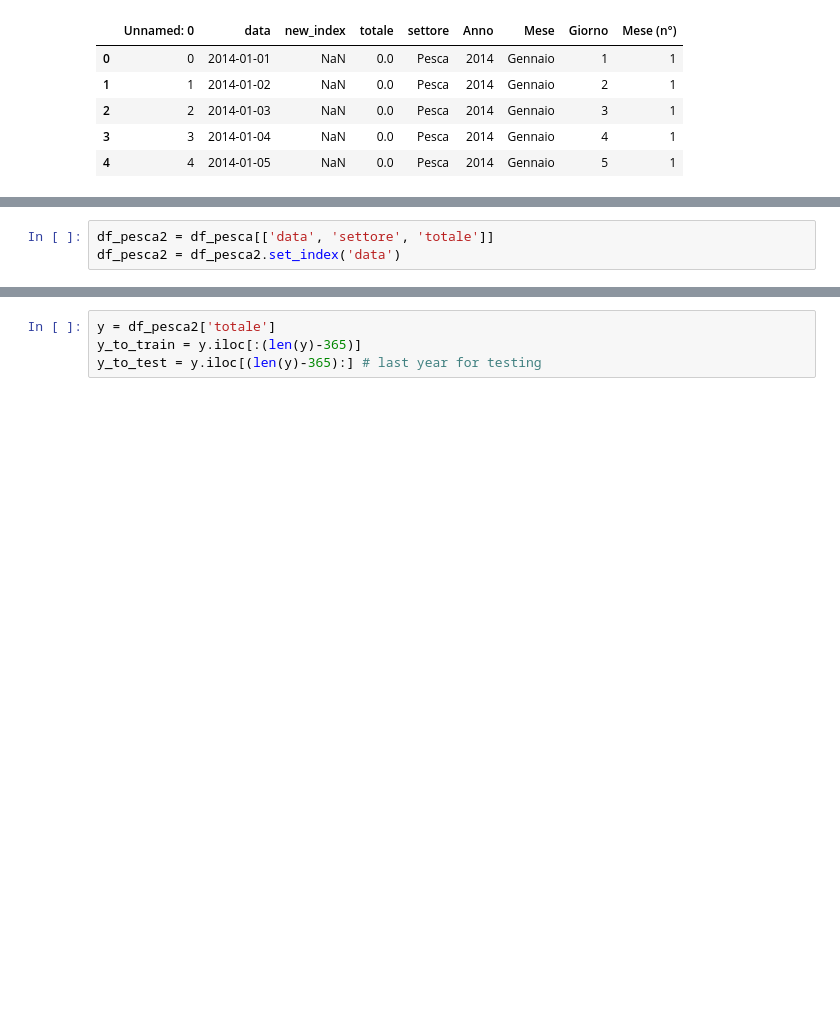
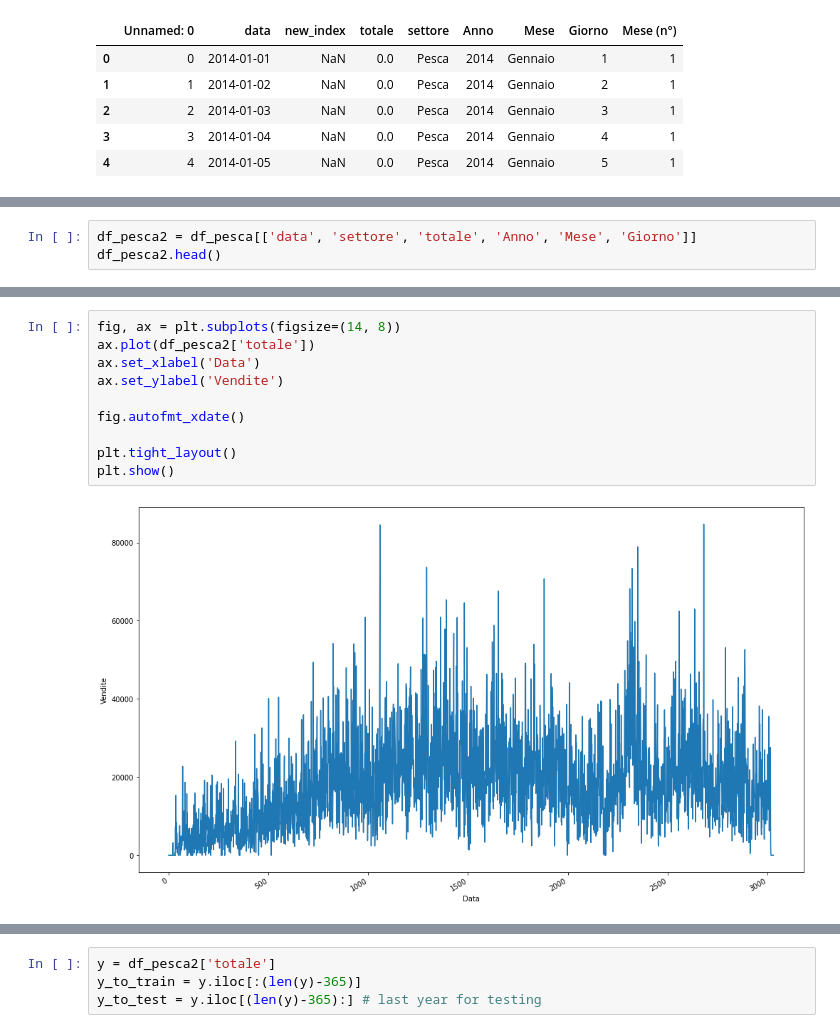
Before and after one commit to TStrada/Progetto-Data-Science-Lab, a Jupyter notebook: TBATS.ipynb, the cells around one changed output, grey strips where cells are left out. Cells and saved outputs as stored; diff of their text form; blank space fills up the shorter version.

```diff
--- a/TBATS.ipynb
+++ b/TBATS.ipynb
@@ -46,5 +32,5 @@ df.head()
 | 3 | 3 | 2014-01-04 | NaN | 0.0 | Pesca | 2014 | Gennaio | 4 | 1 |
 | 4 | 4 | 2014-01-05 | NaN | 0.0 | Pesca | 2014 | Gennaio | 5 | 1 |
 # %%
-df_pesca2 = df_pesca[['data', 'settore', 'totale']]
-df_pesca2 = df_pesca2.set_index('data')
+df_pesca2 = df_pesca[['data', 'settore', 'totale', 'Anno', 'Mese', 'Giorno']]
+df_pesca2.head()
@@ -50,0 +44,12 @@ df_pesca2 = df_pesca2.set_index('data')
+# %%
+fig, ax = plt.subplots(figsize=(14, 8))
+ax.plot(df_pesca2['totale'])
+ax.set_xlabel('Data')
+ax.set_ylabel('Vendite')
+
+fig.autofmt_xdate()
+
+plt.tight_layout()
+plt.show()
+# %% [output]
+[figure, added]
```
Also changed, not shown: parts of 19 cells of this notebook, 1 other file.
